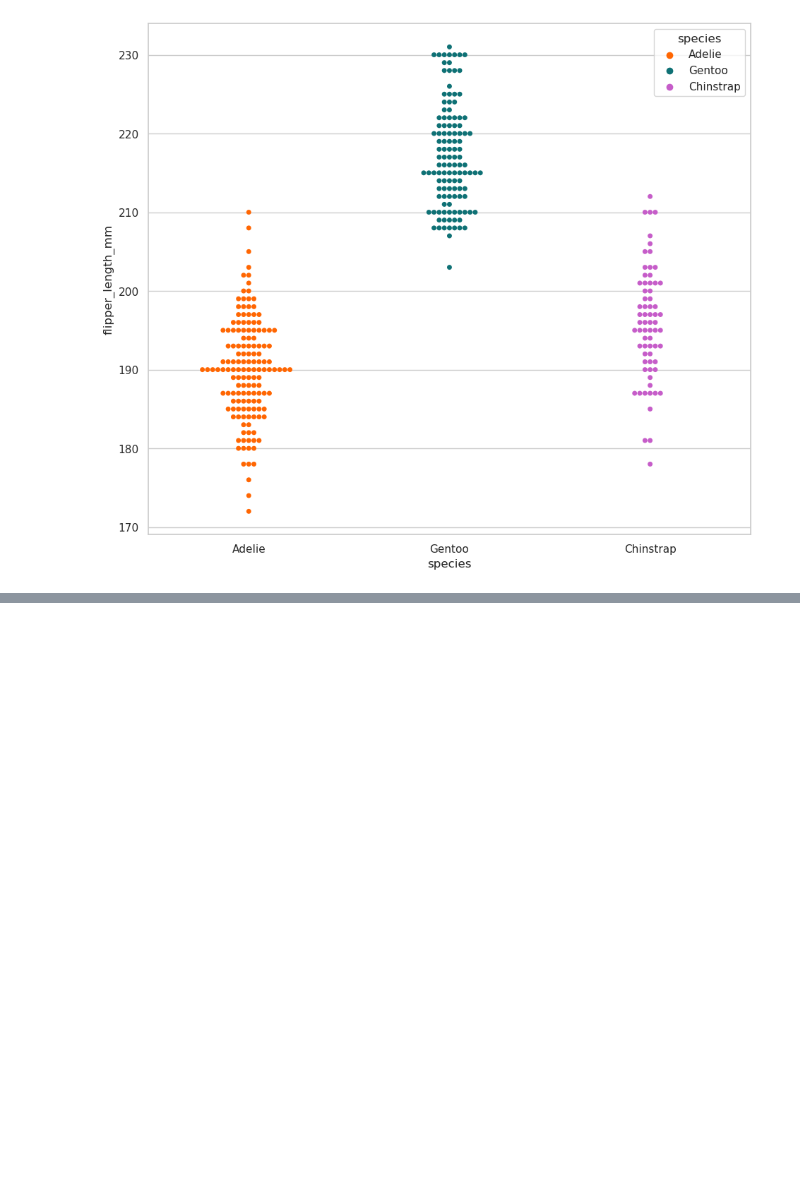
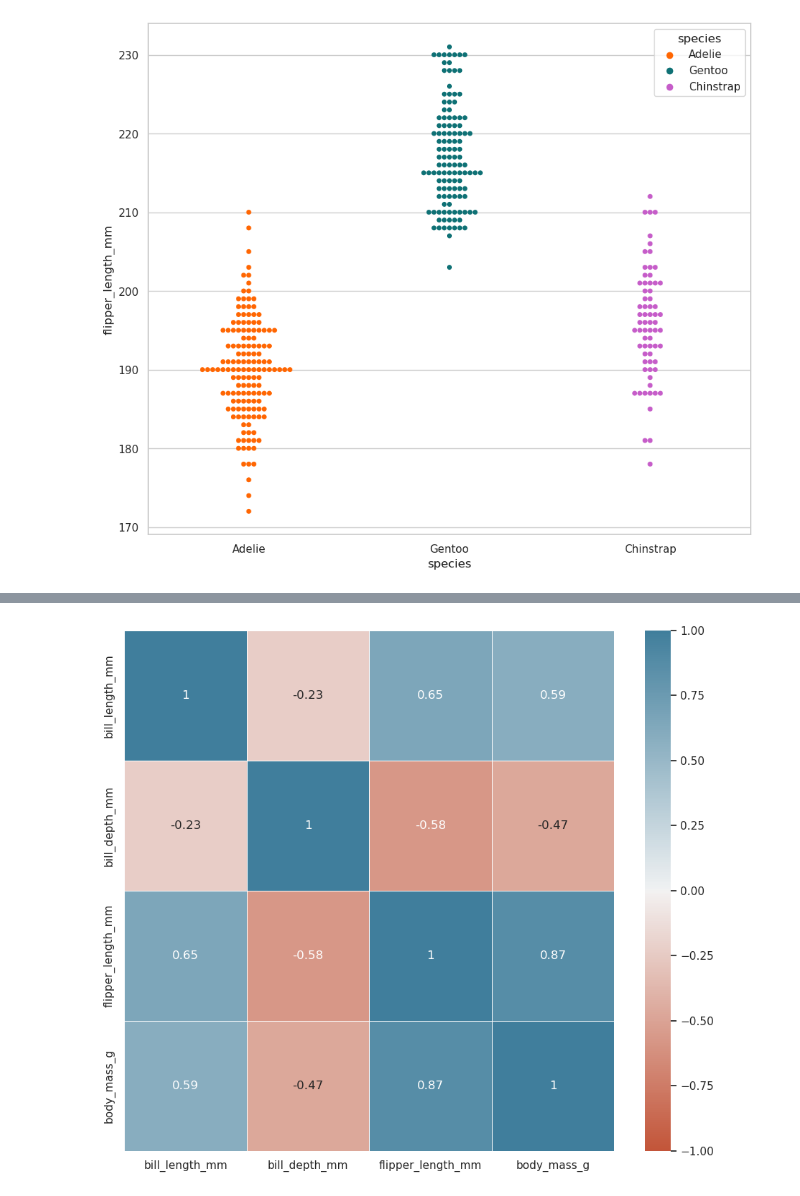
Before and after one commit to pahoalapizco/eda_penguins, a Jupyter notebook: notebooks/1.0-eda_penguins-introduction.ipynb, the cells around one changed output, grey strips where cells are left out. Cells and saved outputs as stored; diff of their text form; code cells hidden in the pictures; blank space fills up the shorter version.

Commit message:
:sparkles: Coeficiente de correlación (heatmap)

```diff
--- a/notebooks/1.0-eda_penguins-introduction.ipynb
+++ b/notebooks/1.0-eda_penguins-introduction.ipynb
@@ -1096,0 +1107,13 @@ plt.show()
+# %%
+sns.heatmap(
+  data=processed_penguins_df.corr(),
+  cmap=sns.diverging_palette(20, 230, as_cmap=True),
+  center=0,
+  vmin=-1,
+  vmax=1,
+  linewidths=0.5,
+  annot=True
+)
+plt.show()
+# %% [output]
+[figure, added]
```
Also changed, not shown: parts of 5 cells of this notebook.
